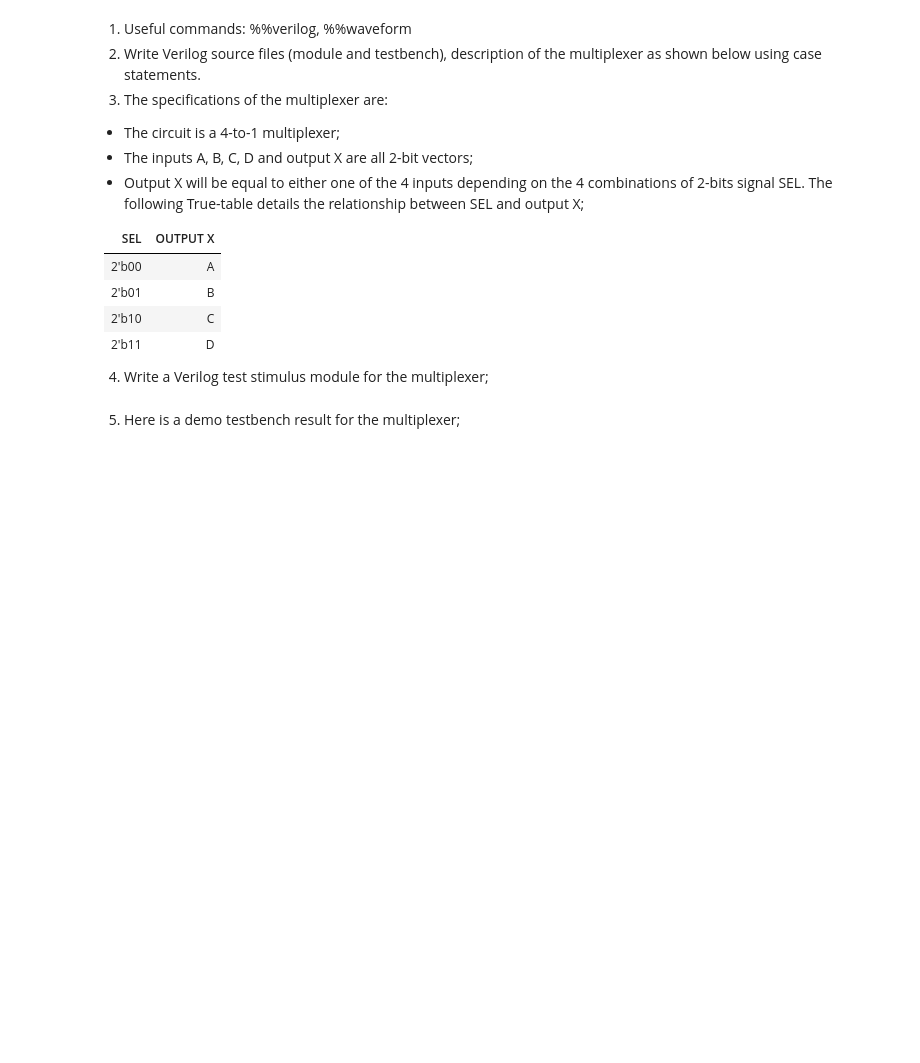
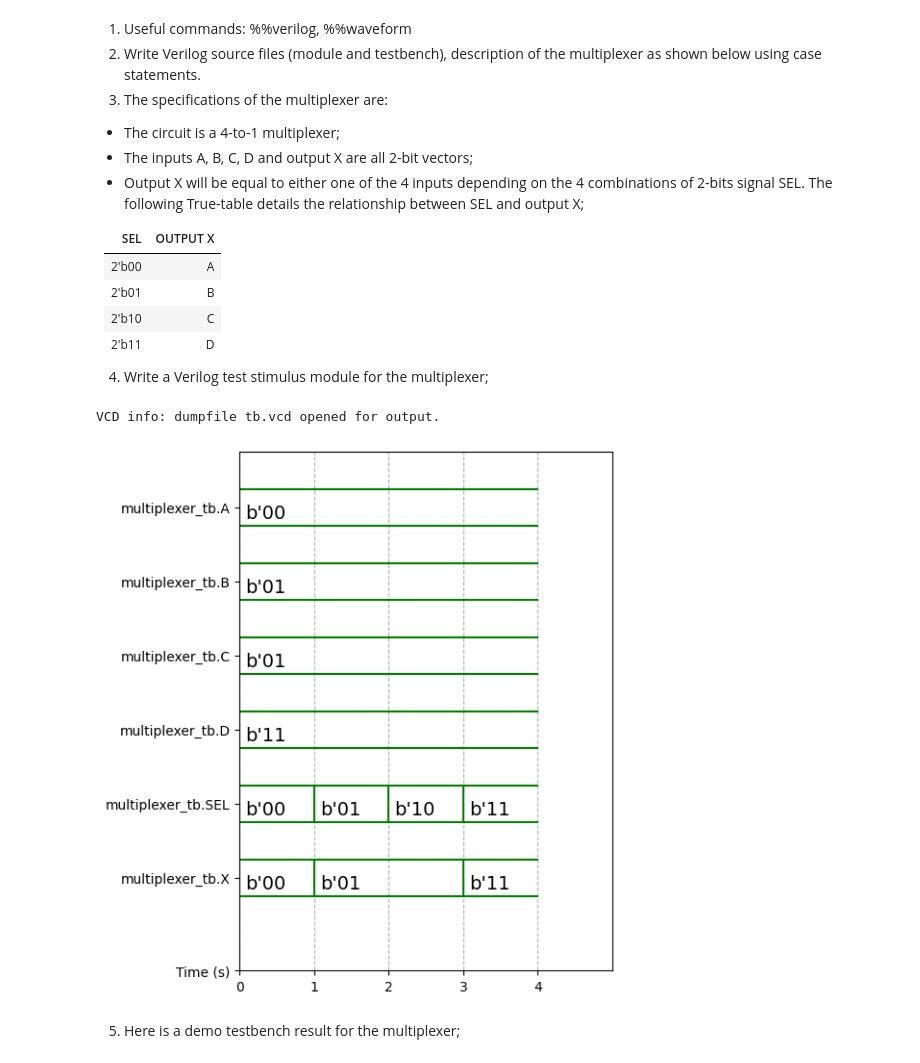
Before and after one commit to friyk/DSL-30.110, a Jupyter notebook: HW3/VerilogGitHomework.ipynb, the cells around one changed output. Cells and saved outputs as stored; diff of their text form; code cells hidden in the pictures; blank space fills up the shorter version.

```diff
--- a/HW3/VerilogGitHomework.ipynb
+++ b/HW3/VerilogGitHomework.ipynb
@@ -145,7 +142,7 @@ base = 'bin' # bin, dec, dec2, hex, octal
 4. Write a Verilog test stimulus module for the multiplexer;
 # %%
 %%verilog
-
+////
 //!DO NOT EDIT MODULE NAME AND PORT NAME!
 module multiplexer(
     input [1:0]A,
@@ -156,12 +153,73 @@ module multiplexer(
     output [1:0]X
 );
 
+reg [1:0]X_reg;
+assign X = X_reg;
+
 //YOUR CODE HERE
 //TIPS: IN THE VERILOG CASE STATEMENT, YOU HAVE TO LIST ALL CONDITION TO AVIOD ANY AMBIGUOUS STATEMENT;
 
+always @(SEL) begin
+  case(SEL)
+    2'b00: X_reg = A;
+    2'b01: X_reg = B;
+    2'b10: X_reg = C;
+    2'b11: X_reg = D;
+
+  endcase
+end
+
 endmodule
+////
 
+module multiplexer_tb();
 //TESTBENCH HERE
+reg [1:0]A;
+reg [1:0]B;
+reg [1:0]C;
+reg [1:0]D;
+reg [1:0]SEL;
+wire [1:0]X;
+
+
+multiplexer multiplexer_u0(
+    .A(A),
+    .B(B),
+    .C(C),
+    .D(D),
+    .SEL(SEL),
+    .X(X)
+);
+
+
+initial begin
+  $dumpfile("tb.vcd");
+  $dumpvars(0,multiplexer_tb);
+  A = 0;
+  B = 1;
+  C = 1;
+  D = 3;
+
+  SEL = 2'b00;
+  #1 SEL = 2'b01;
+  #1 SEL = 2'b10;
+  #1 SEL = 2'b11;
+  #1 $finish;
+
+  $dumpoff;
+end
+
+endmodule
+# %% [output]
+VCD info: dumpfile tb.vcd opened for output.
+# %%
+%%waveform tb.vcd
+sign_list = ['multiplexer_tb.A','multiplexer_tb.B','multiplexer_tb.C','multiplexer_tb.D','multiplexer_tb.SEL','multiplexer_tb.X']
+time_begin = 0
+time_end = 4
+base = 'bin' # bin, dec, dec2, hex, octal
+# %% [output]
+[figure, added]
 # %% [markdown]
 5. Here is a demo testbench result for the multiplexer;
 # %% [markdown]
```
Also changed, not shown: parts of 12 cells of this notebook.
